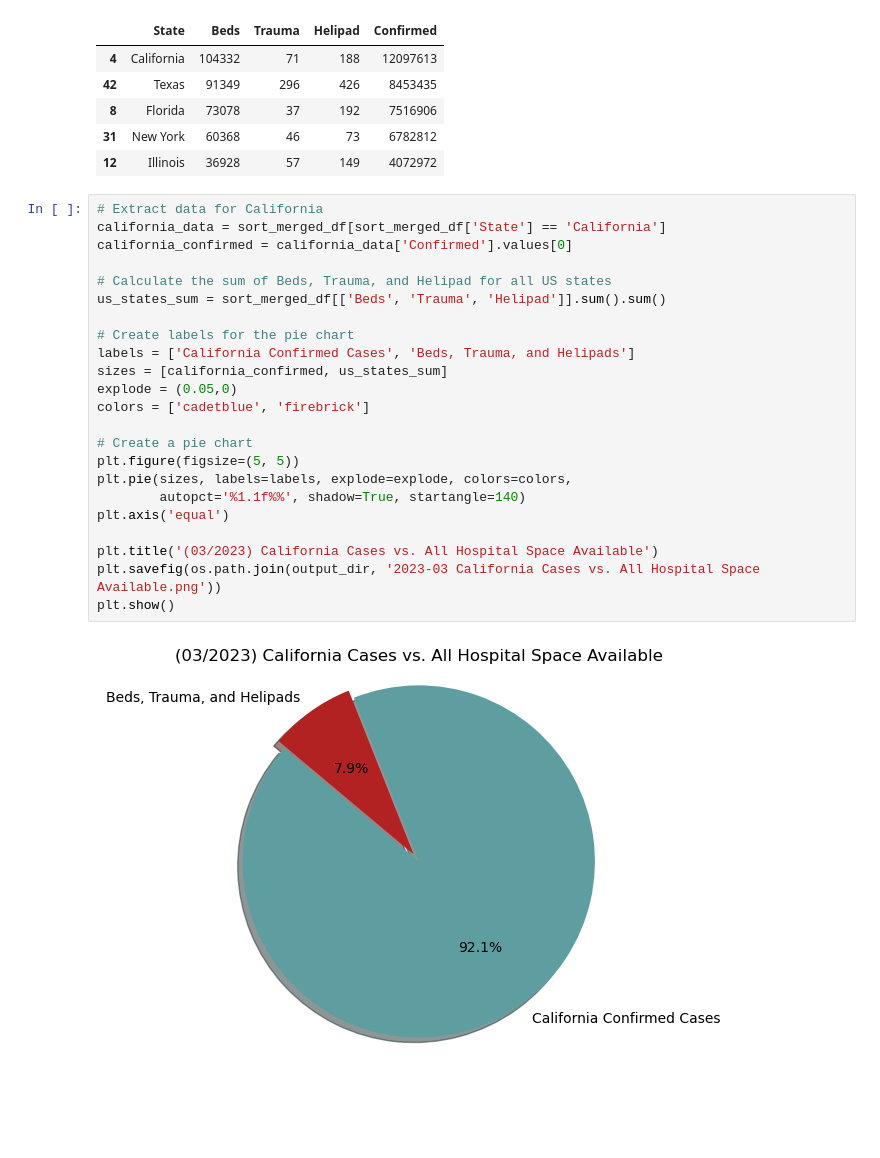
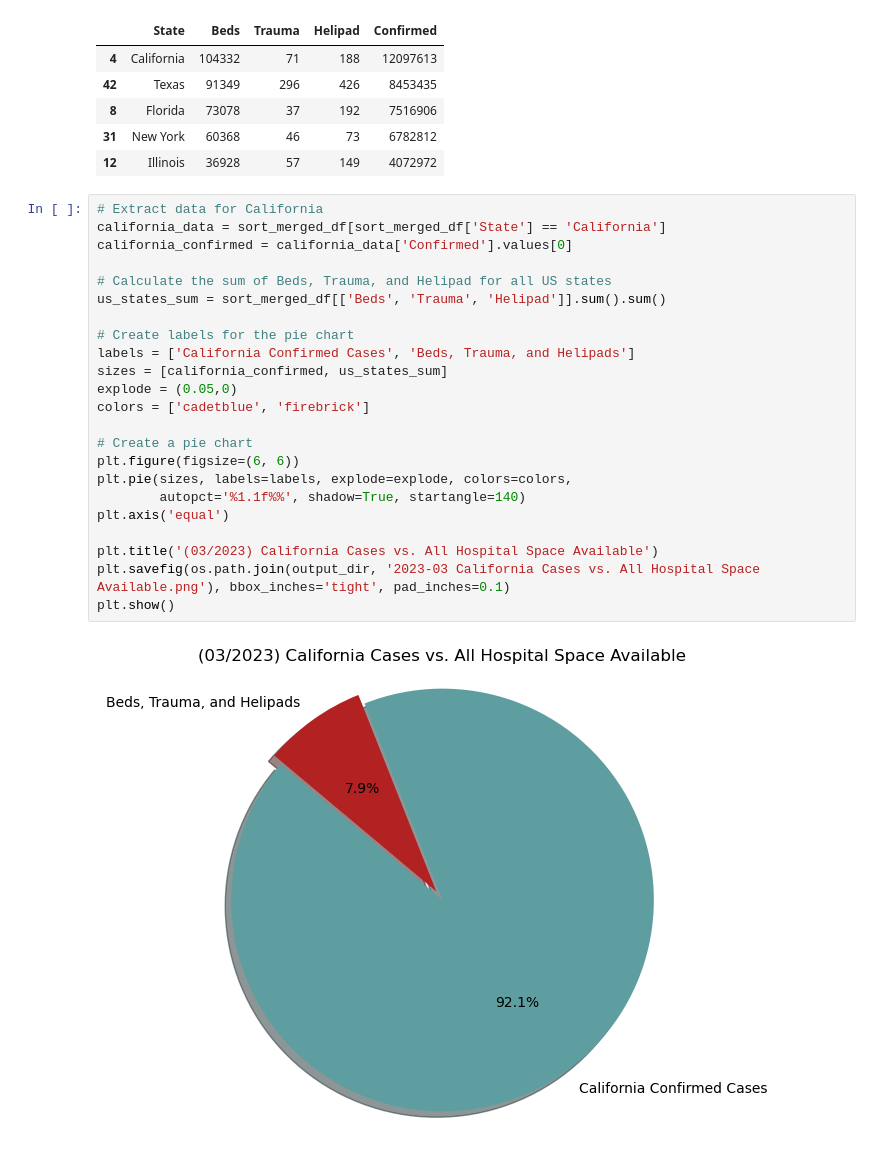
Before and after one commit to jvwastaken/Project-3, a Jupyter notebook: Sean/Resources/Graph_visuals.ipynb, the cells around one changed output. Saved outputs shown, nothing was run; the diff lists cells and outputs as text; blank space fills up the shorter version.

```diff
--- a/Sean/Resources/Graph_visuals.ipynb
+++ b/Sean/Resources/Graph_visuals.ipynb
@@ -344,25 +344,25 @@ sort_merged_df.head() #CA with the most infected, how can that compare to the to
 # %%
 # Extract data for California
 california_data = sort_merged_df[sort_merged_df['State'] == 'California']
 california_confirmed = california_data['Confirmed'].values[0]
 
 # Calculate the sum of Beds, Trauma, and Helipad for all US states
 us_states_sum = sort_merged_df[['Beds', 'Trauma', 'Helipad']].sum().sum()
 
 # Create labels for the pie chart
 labels = ['California Confirmed Cases', 'Beds, Trauma, and Helipads']
 sizes = [california_confirmed, us_states_sum]
 explode = (0.05,0)
 colors = ['cadetblue', 'firebrick']
 
 # Create a pie chart
-plt.figure(figsize=(5, 5))
+plt.figure(figsize=(6, 6))
 plt.pie(sizes, labels=labels, explode=explode, colors=colors,
         autopct='%1.1f%%', shadow=True, startangle=140)
 plt.axis('equal')
 
 plt.title('(03/2023) California Cases vs. All Hospital Space Available')
-plt.savefig(os.path.join(output_dir, '2023-03 California Cases vs. All Hospital Space Available.png'))
+plt.savefig(os.path.join(output_dir, '2023-03 California Cases vs. All Hospital Space Available.png'), bbox_inches='tight', pad_inches=0.1)
 plt.show()
 # %% [output]
-[figure, old version]
+[figure, new version]
```
Also changed, not shown: 6 other files.
